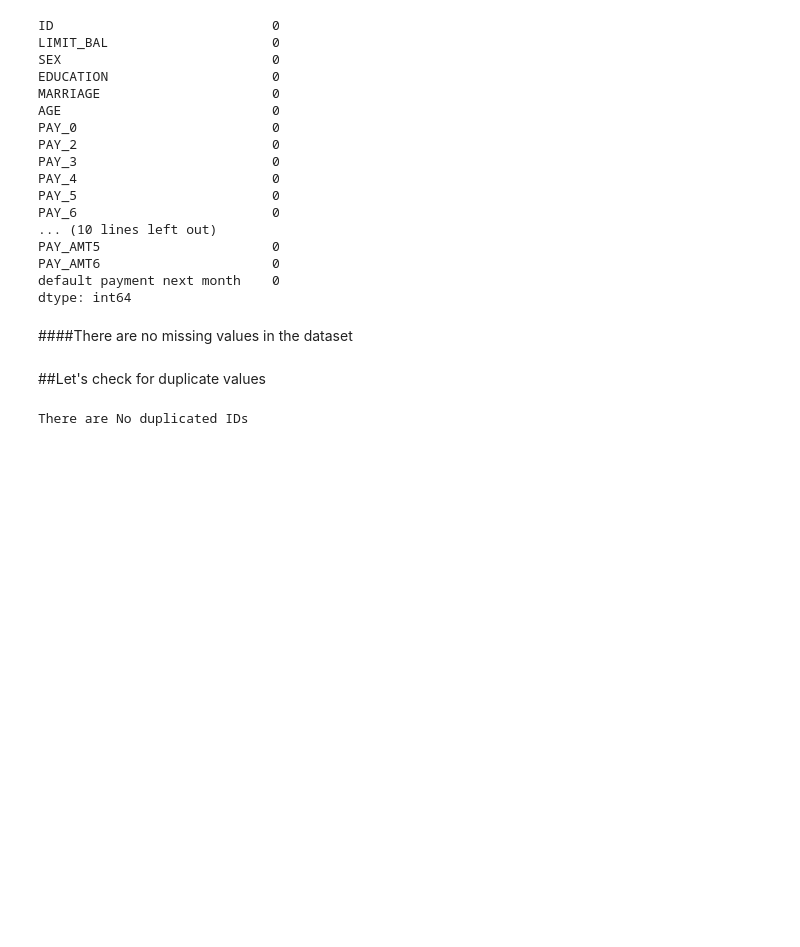
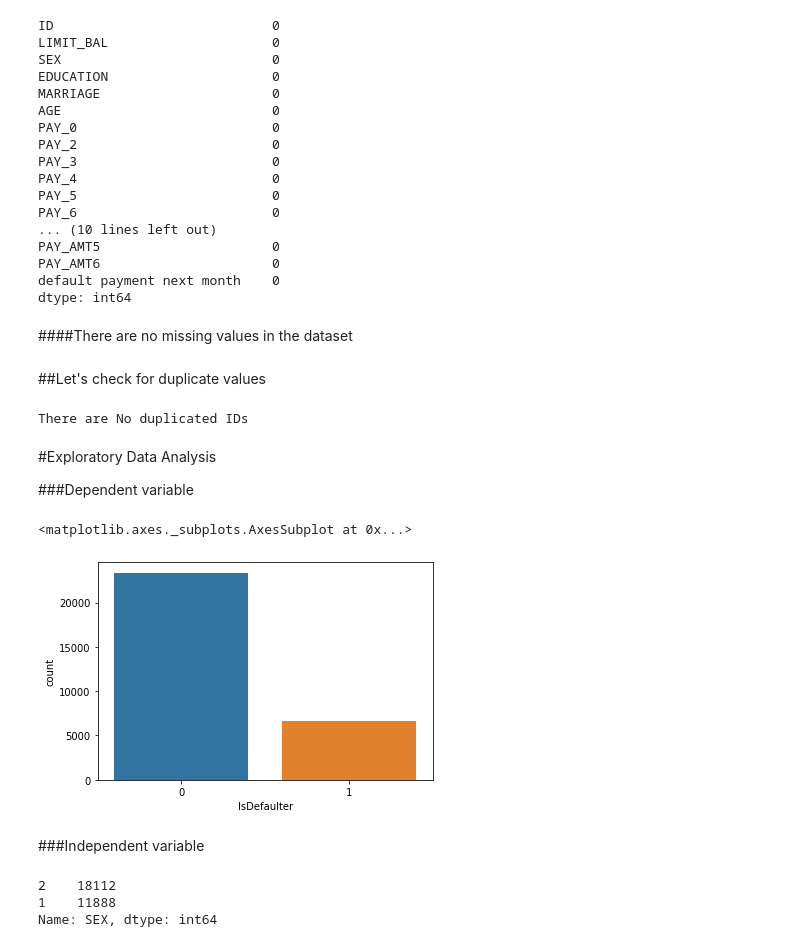
Before and after one commit to Aayushi-Sharma24/Credit_Card_Default_Prediction_Classification, a Jupyter notebook: Credit_Card_Default_Prediction_AS_Capstone_Project.ipynb, the cells around one changed output. Saved outputs shown, nothing was run; the diff lists cells and outputs as text; code cells hidden in the pictures; blank space fills up the shorter version.

```diff
--- a/Credit_Card_Default_Prediction_AS_Capstone_Project.ipynb
+++ b/Credit_Card_Default_Prediction_AS_Capstone_Project.ipynb
@@ -152,3 +152,25 @@ else:
   print('There are No duplicated IDs')
 # %% [output]
 There are No duplicated IDs
+# %% [markdown]
+#Exploratory Data Analysis
+
+###Dependent variable
+# %%
+#renaming dependent variable
+df.rename(columns={'default payment next month':'IsDefaulter'},inplace=True)
+# %%
+#Plotting dependent variable
+sns.countplot(x='IsDefaulter',data=df)
+# %% [output]
+<matplotlib.axes._subplots.AxesSubplot at 0x...>
+[figure, added]
+# %% [markdown]
+###Independent variable
+# %%
+#check count of unique values
+df['SEX'].value_counts()
+# %% [output]
+2    18112
+1    11888
+Name: SEX, dtype: int64
```
Also changed, not shown: parts of 36 cells of this notebook.
